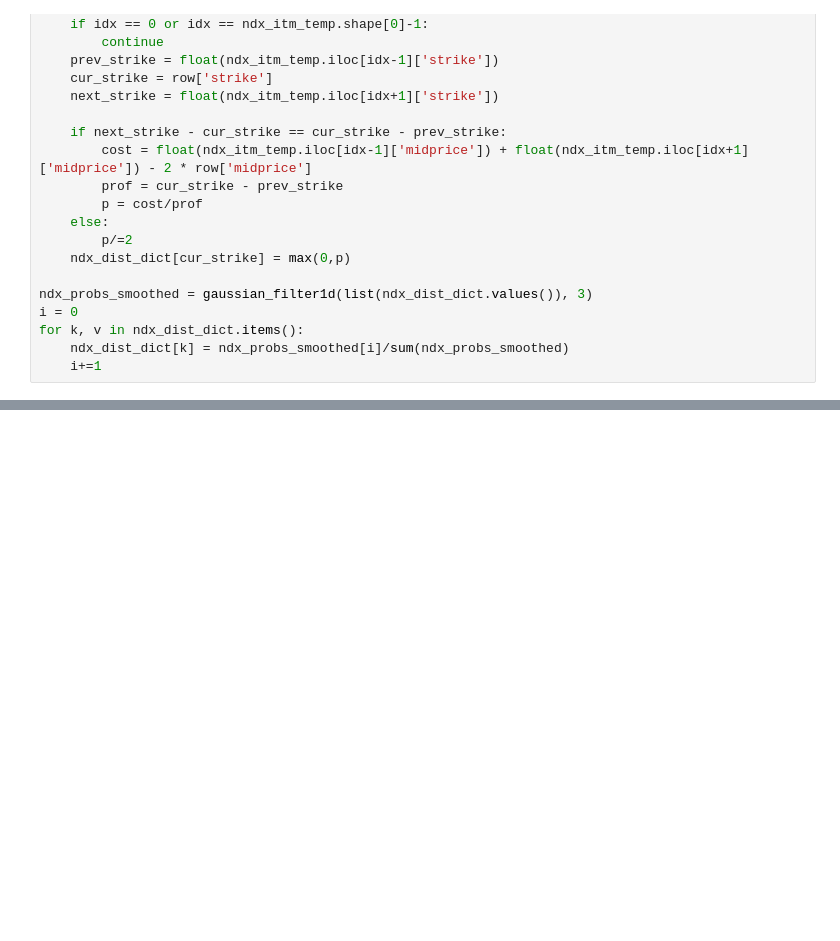
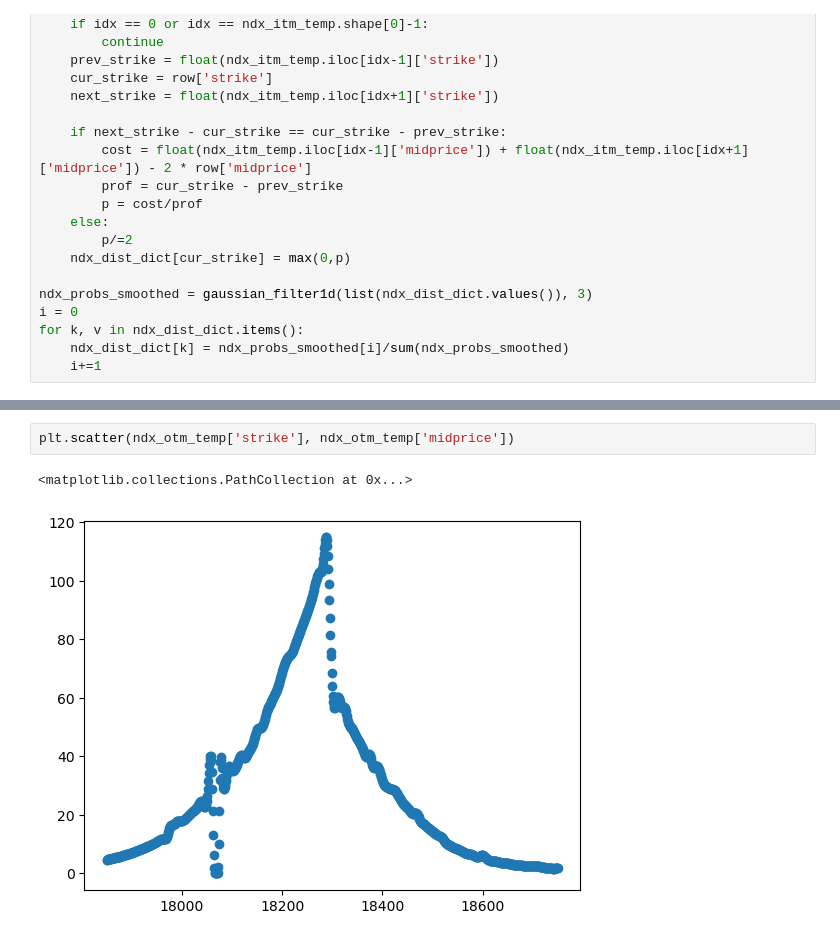
Before and after one commit to ijamil1/kalshi_mm, a Jupyter notebook: options_implied_pdf.ipynb, the cells around one changed output, grey strips where cells are left out. Cells and saved outputs as stored; diff of their text form; blank space fills up the shorter version.

```diff
--- a/options_implied_pdf.ipynb
+++ b/options_implied_pdf.ipynb
@@ -239,0 +328,5 @@ Text(0.5, 1.0, 'NDX OTM implied pdf')
+# %%
+plt.scatter(ndx_otm_temp['strike'], ndx_otm_temp['midprice'])
+# %% [output]
+<matplotlib.collections.PathCollection at 0x...>
+[figure, added]
```
Also changed, not shown: parts of 27 cells of this notebook, 1 other file.
